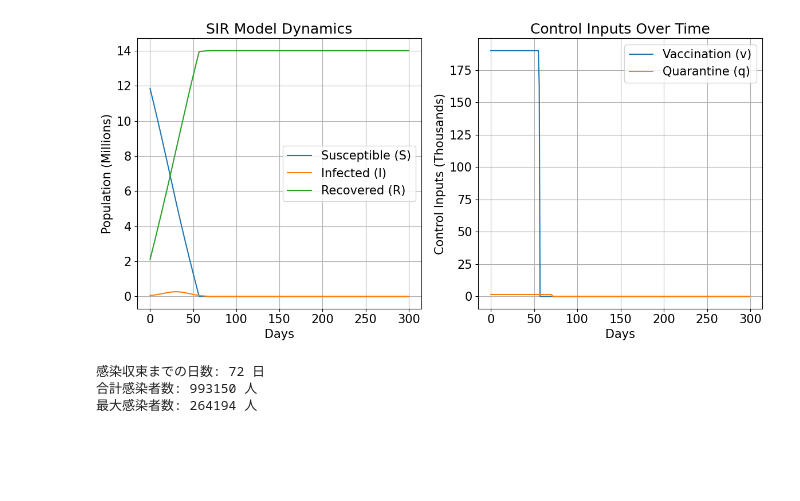
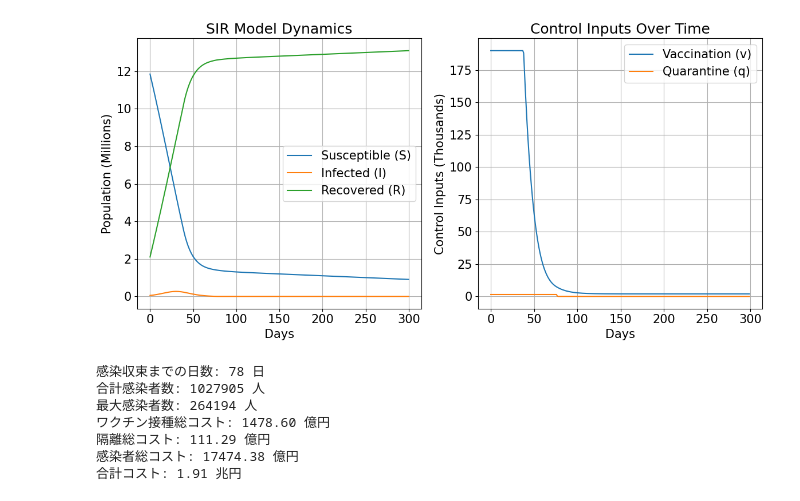
Before and after one commit to junya737/sir-model, a Jupyter notebook: control.ipynb, the cells around one changed output. Cells and saved outputs as stored; diff of their text form; code cells hidden in the pictures; blank space fills up the shorter version.

```diff
--- a/control.ipynb
+++ b/control.ipynb
@@ -37,7 +37,7 @@ Q_max = 1443   # 隔離最大量　開放されたホテルの部屋数から導
 
 # 重みパラメータ
 mu_I = 1  # 感染者数のコスト
-mu_v = 0.27 * 10/17 # ワクチンコスト 0.159
+mu_v = 1.5 * 10/17 # ワクチンコスト 0.159
 mu_q = 10/17 # 隔離コスト 0.588
 mu_S = 0.001  # 感受性者数のコスト
 mu_R = 0.001  # 回復者数のコスト
@@ -139,34 +139,58 @@ axes[0].plot(time, R / 1e6, label='Recovered (R)')
 axes[0].set_xlabel('Days')
 axes[0].set_ylabel('Population (Millions)')
 axes[0].set_title('SIR Model Dynamics')
 axes[0].legend()
 axes[0].grid(True)
 
 # 2列目: 制御変数 (v, q)
 axes[1].plot(np.arange(T), v / 1e3, label='Vaccination (v)')
 axes[1].plot(np.arange(T), q / 1e3, label='Quarantine (q)')
 axes[1].set_xlabel('Days')
 axes[1].set_ylabel('Control Inputs (Thousands)')
 axes[1].set_title('Control Inputs Over Time')
 axes[1].legend()
 axes[1].grid(True)
 
 # グラフを保存して表示
 plt.tight_layout()  # レイアウト調整
 plt.savefig(f"data/sir_{suffix}.pdf", bbox_inches='tight')  # PDF保存
 plt.show()
 
 
 # 感染収束日数 (感染者が一定以下に減少する日を判断)
 threshold = 10  # 感染者数の閾値 (例えば10人未満で収束と定義)
 days_to_contain = np.argmax(I < threshold)  # 最初に閾値を下回った日
 cumulative_infected = np.sum(I) * dt * gamma
 max_infected = np.max(I)
+
+
+# コストパラメータ
+cost_infected = 17 * 1e4  # 感染者1人あたりのコスト (円)
+cost_vaccine = 15000       # ワクチン1回あたりのコスト (円)
+cost_quarantine = 10 * 1e4 # 隔離1人あたりのコスト (円)
+
+# 各コストの計算
+total_vaccine_cost = np.sum(v) * cost_vaccine  # ワクチン総コスト
+total_quarantine_cost = np.sum(q) * cost_quarantine  # 隔離総コスト
+total_infected_cost = np.sum(I) * cost_infected * dt  # 感染者総コスト (累積感染者)
+
+# 合計コスト
+total_cost = total_vaccine_cost + total_quarantine_cost + total_infected_cost
+
+# 結果表示
 print(f"感染収束までの日数: {days_to_contain} 日")
 print(f"合計感染者数: {cumulative_infected:.0f} 人")
 print(f"最大感染者数: {max_infected:.0f} 人")
+print(f"ワクチン接種総コスト: {total_vaccine_cost / 1e8:.2f} 億円")
+print(f"隔離総コスト: {total_quarantine_cost / 1e8:.2f} 億円")
+print(f"感染者総コスト: {total_infected_cost / 1e8:.2f} 億円")
+print(f"合計コスト: {total_cost / 1e12:.2f} 兆円")
 # %% [output]
-[figure, old version]
+[figure, new version]
-感染収束までの日数: 72 日
-合計感染者数: 993150 人
+感染収束までの日数: 78 日
+合計感染者数: 1027905 人
 最大感染者数: 264194 人
+ワクチン接種総コスト: 1478.60 億円
+隔離総コスト: 111.29 億円
+感染者総コスト: 17474.38 億円
+合計コスト: 1.91 兆円
```
